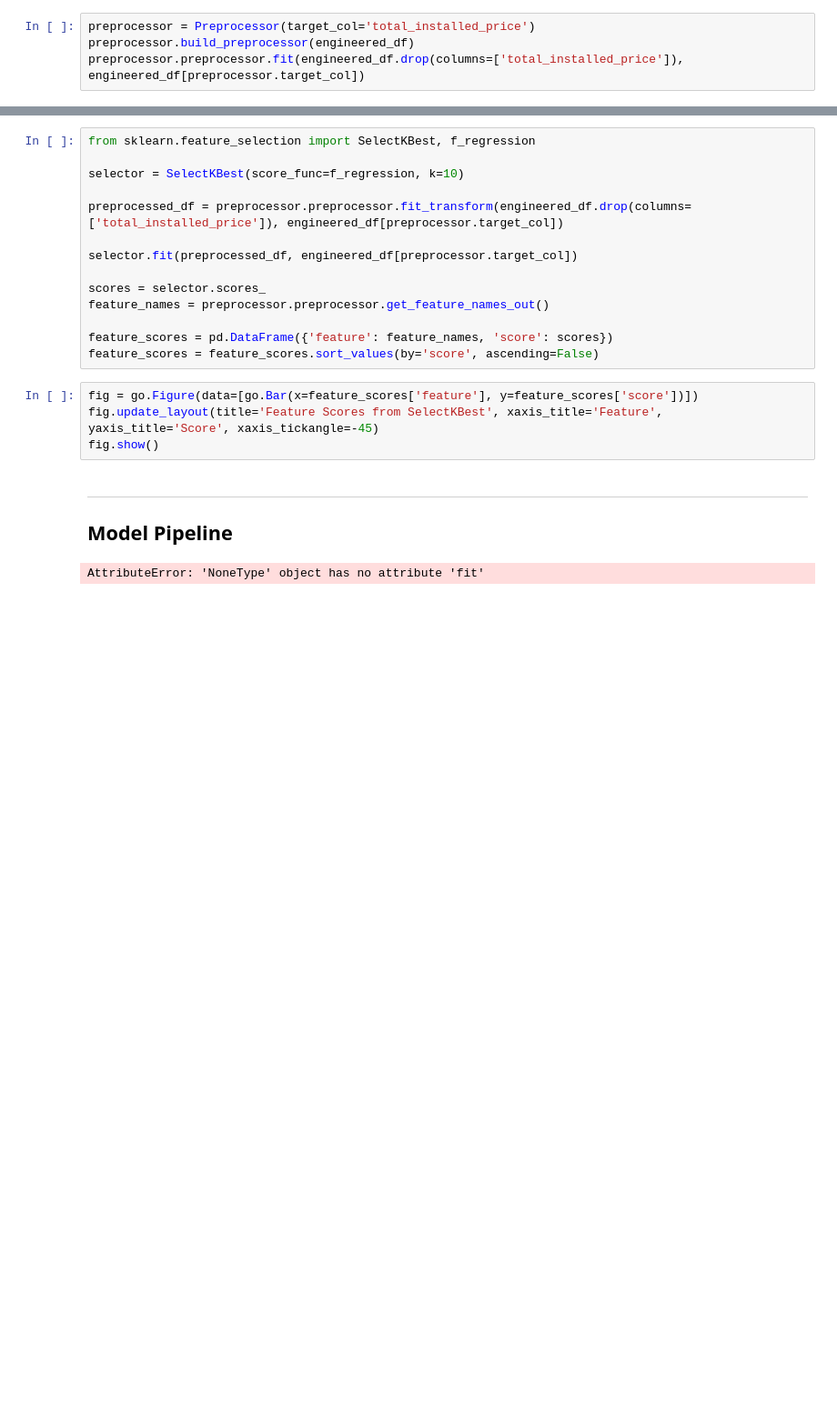
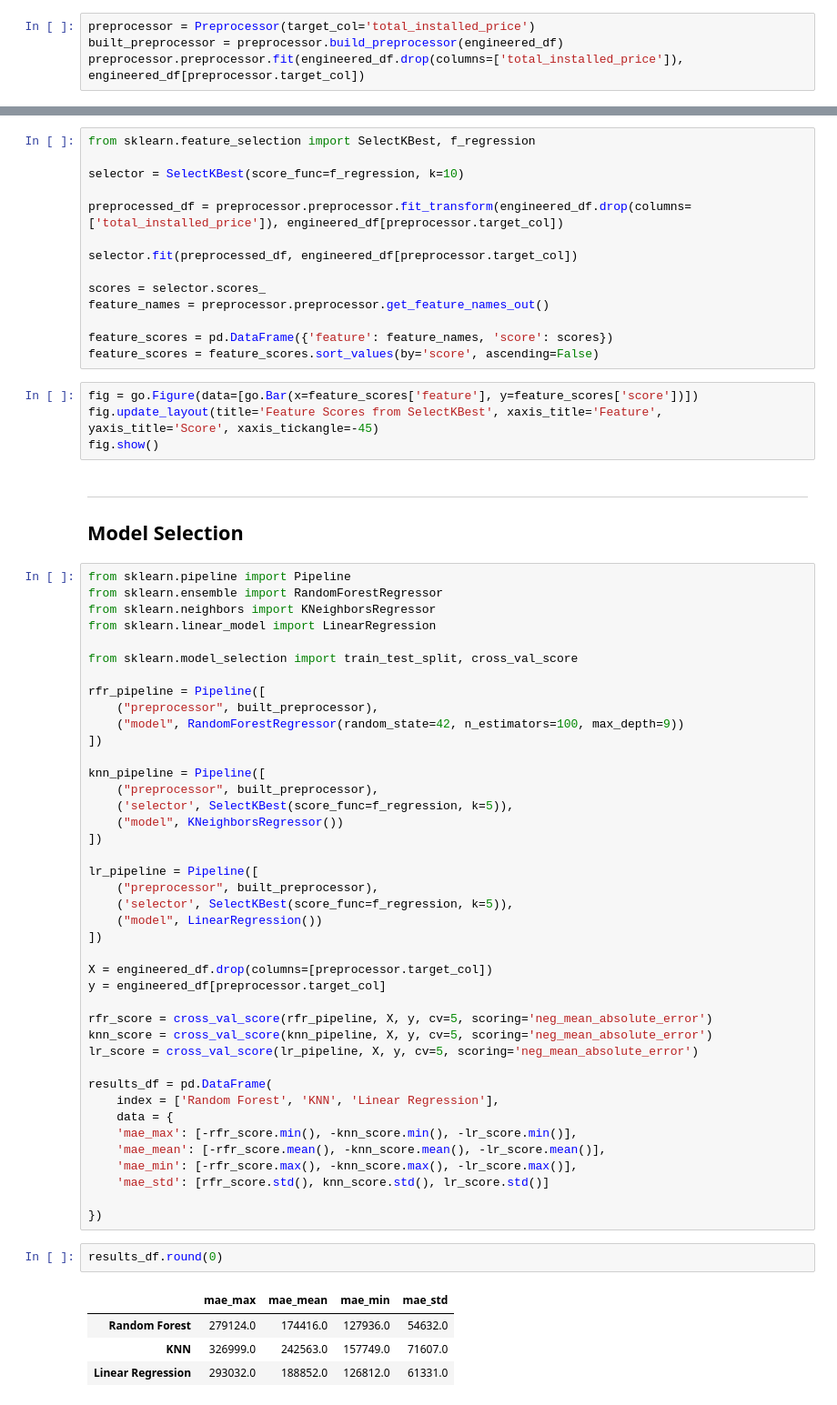
Before and after one commit to cwhitz/solar-capex-estimator, a Jupyter notebook: notebooks/Model_Development.ipynb, the cells around one changed output, grey strips where cells are left out. Shown at 91% size. Saved outputs shown, nothing was run; the diff lists cells and outputs as text; blank space fills up the shorter version.

Commit message:
Model trainer

```diff
--- a/notebooks/Model_Development.ipynb
+++ b/notebooks/Model_Development.ipynb
@@ -725,7 +767,7 @@ class Preprocessor():
         return self.preprocessor
 # %%
 preprocessor = Preprocessor(target_col='total_installed_price')
-preprocessor.build_preprocessor(engineered_df)
+built_preprocessor = preprocessor.build_preprocessor(engineered_df)
 preprocessor.preprocessor.fit(engineered_df.drop(columns=['total_installed_price']), engineered_df[preprocessor.target_col])
 # %% [output]
 ColumnTransformer(transformers=[('cat_low_card',
@@ -770,7 +812,52 @@ fig.show()
 # %% [markdown]
 ----------------
 
-## Model Pipeline
+## Model Selection
 # %%
+from sklearn.pipeline import Pipeline
+from sklearn.ensemble import RandomForestRegressor
+from sklearn.neighbors import KNeighborsRegressor
+from sklearn.linear_model import LinearRegression
+
+from sklearn.model_selection import train_test_split, cross_val_score
+
+rfr_pipeline = Pipeline([
+    ("preprocessor", built_preprocessor),
+    ("model", RandomForestRegressor(random_state=42, n_estimators=100, max_depth=9))
+])
+
+knn_pipeline = Pipeline([
+    ("preprocessor", built_preprocessor),
+    ('selector', SelectKBest(score_func=f_regression, k=5)),
+    ("model", KNeighborsRegressor())
+])
+
+lr_pipeline = Pipeline([
+    ("preprocessor", built_preprocessor),
+    ('selector', SelectKBest(score_func=f_regression, k=5)),
+    ("model", LinearRegression())
+])
+
+X = engineered_df.drop(columns=[preprocessor.target_col])
+y = engineered_df[preprocessor.target_col]
+
+rfr_score = cross_val_score(rfr_pipeline, X, y, cv=5, scoring='neg_mean_absolute_error')
+knn_score = cross_val_score(knn_pipeline, X, y, cv=5, scoring='neg_mean_absolute_error')
+lr_score = cross_val_score(lr_pipeline, X, y, cv=5, scoring='neg_mean_absolute_error')
+
+results_df = pd.DataFrame(
+    index = ['Random Forest', 'KNN', 'Linear Regression'],
+    data = {
+    'mae_max': [-rfr_score.min(), -knn_score.min(), -lr_score.min()],
+    'mae_mean': [-rfr_score.mean(), -knn_score.mean(), -lr_score.mean()],
+    'mae_min': [-rfr_score.max(), -knn_score.max(), -lr_score.max()],
+    'mae_std': [rfr_score.std(), knn_score.std(), lr_score.std()]
+
+})
-# %% [output]
-AttributeError: 'NoneType' object has no attribute 'fit'
+# %%
+results_df.round(0)
+# %% [output]
+|  | mae_max | mae_mean | mae_min | mae_std |
+| Random Forest | 279124.0 | 174416.0 | 127936.0 | 54632.0 |
+| KNN | 326999.0 | 242563.0 | 157749.0 | 71607.0 |
+| Linear Regression | 293032.0 | 188852.0 | 126812.0 | 61331.0 |
```
Also changed, not shown: parts of 18 cells of this notebook, 6 other files.
